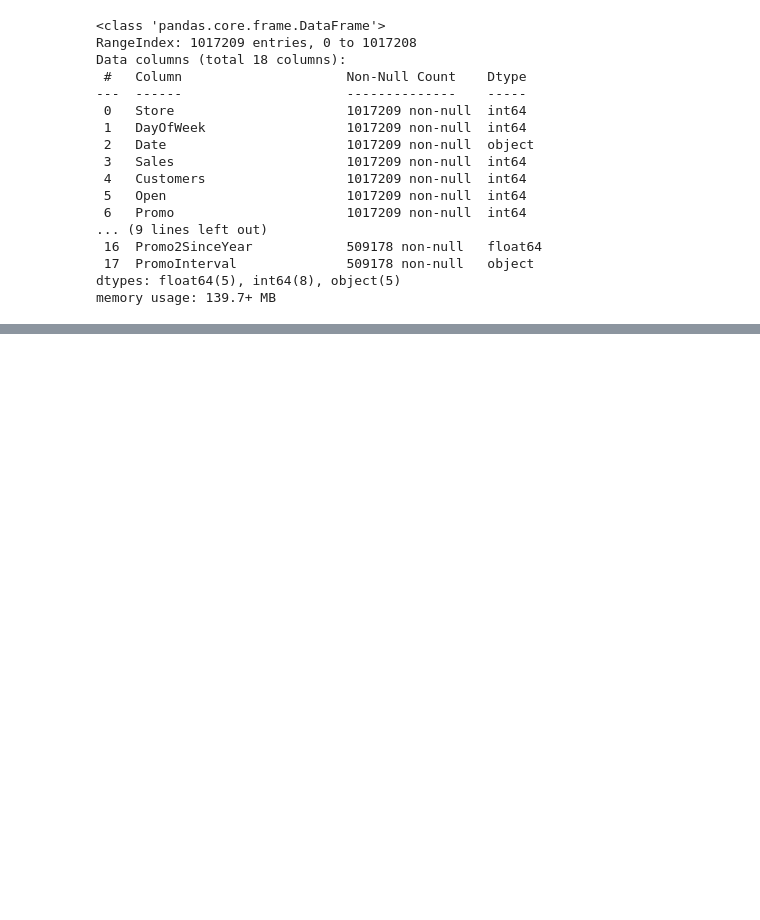
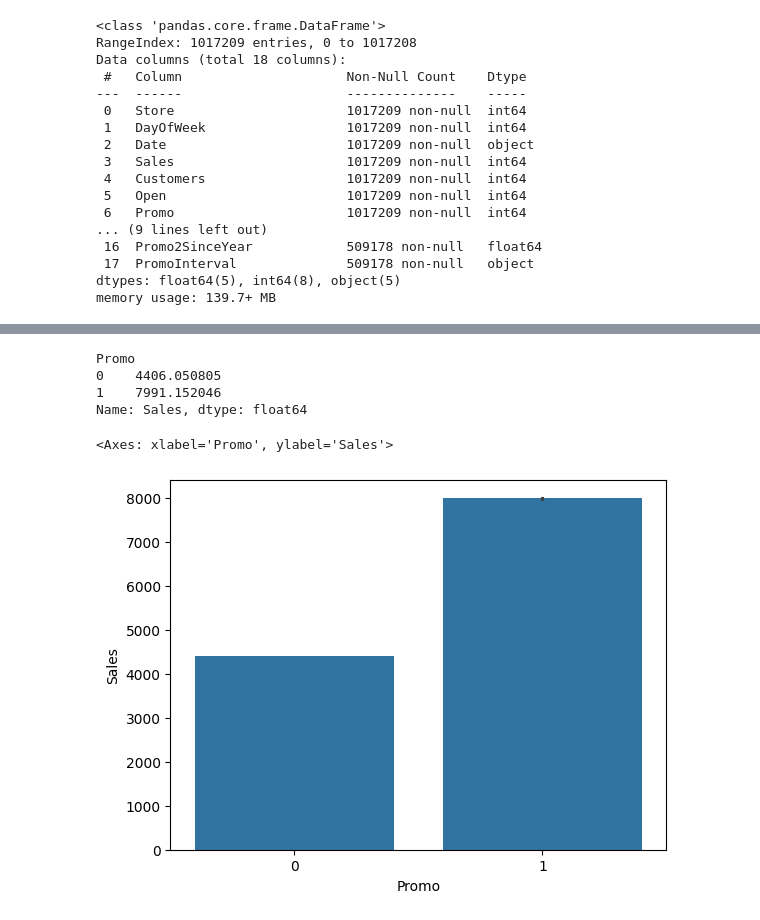
Before and after one commit to hadihassanbaloch/SalesForcasting, a Jupyter notebook: EDA.ipynb, the cells around one changed output, grey strips where cells are left out. Saved outputs shown, nothing was run; the diff lists cells and outputs as text; code cells hidden in the pictures; blank space fills up the shorter version.

```diff
--- a/EDA.ipynb
+++ b/EDA.ipynb
@@ -46,0 +182,13 @@ memory usage: 139.7+ MB
+# %%
+df.groupby('Promo')['Sales'].mean()
+# %% [output]
+Promo
+0    4406.050805
+1    7991.152046
+Name: Sales, dtype: float64
+# %%
+df[['Promo', "Sales"]].corr()
+sns.barplot(data=df,x='Promo', y='Sales')
+# %% [output]
+<Axes: xlabel='Promo', ylabel='Sales'>
+[figure, added]
```
Also changed, not shown: parts of 34 cells of this notebook, 5 other files.
